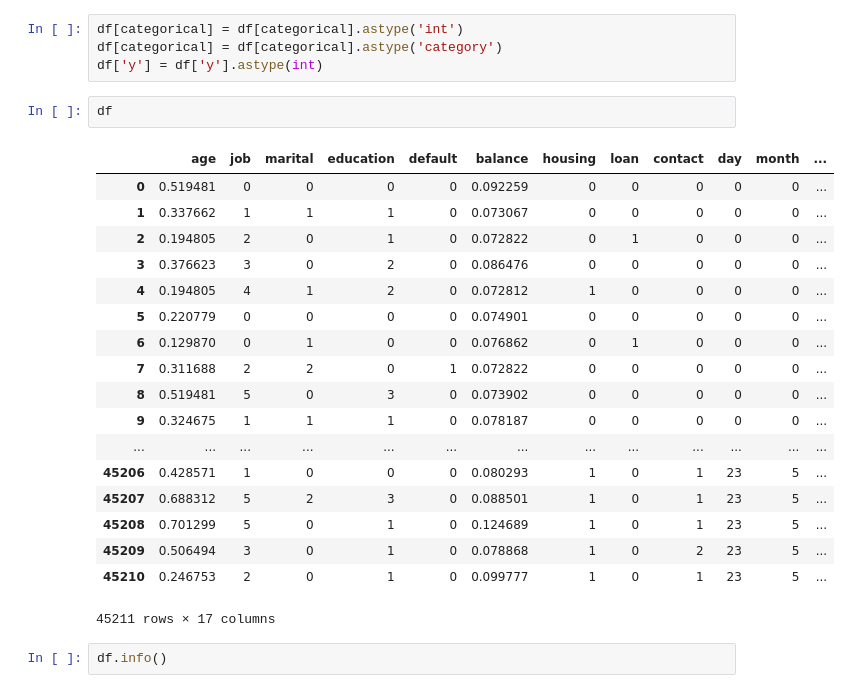
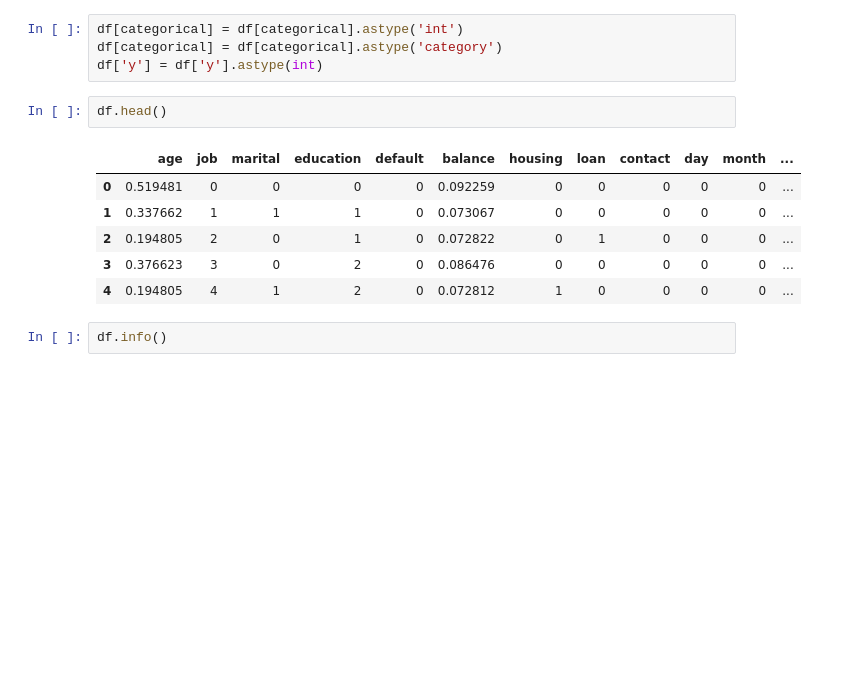
Before and after one commit to arun-Joseph/Bank-Marketing, a Jupyter notebook: Data Prepocessing.ipynb, the cells around one changed output. Saved outputs shown, nothing was run; the diff lists cells and outputs as text; blank space fills up the shorter version.

```diff
--- a/Data Prepocessing.ipynb
+++ b/Data Prepocessing.ipynb
@@ -32,26 +44,14 @@ df[categorical] = df[categorical].astype('int')
 df[categorical] = df[categorical].astype('category')
 df['y'] = df['y'].astype(int)
 # %%
-df
+df.head()
 # %% [output]
 |  | age | job | marital | education | default | balance | housing | loan | contact | day | month | ... |
 | 0 | 0.519481 | 0 | 0 | 0 | 0 | 0.092259 | 0 | 0 | 0 | 0 | 0 | ... |
 | 1 | 0.337662 | 1 | 1 | 1 | 0 | 0.073067 | 0 | 0 | 0 | 0 | 0 | ... |
 | 2 | 0.194805 | 2 | 0 | 1 | 0 | 0.072822 | 0 | 1 | 0 | 0 | 0 | ... |
 | 3 | 0.376623 | 3 | 0 | 2 | 0 | 0.086476 | 0 | 0 | 0 | 0 | 0 | ... |
 | 4 | 0.194805 | 4 | 1 | 2 | 0 | 0.072812 | 1 | 0 | 0 | 0 | 0 | ... |
-| 5 | 0.220779 | 0 | 0 | 0 | 0 | 0.074901 | 0 | 0 | 0 | 0 | 0 | ... |
-| 6 | 0.129870 | 0 | 1 | 0 | 0 | 0.076862 | 0 | 1 | 0 | 0 | 0 | ... |
-| 7 | 0.311688 | 2 | 2 | 0 | 1 | 0.072822 | 0 | 0 | 0 | 0 | 0 | ... |
-| 8 | 0.519481 | 5 | 0 | 3 | 0 | 0.073902 | 0 | 0 | 0 | 0 | 0 | ... |
-| 9 | 0.324675 | 1 | 1 | 1 | 0 | 0.078187 | 0 | 0 | 0 | 0 | 0 | ... |
-| ... | ... | ... | ... | ... | ... | ... | ... | ... | ... | ... | ... | ... |
-| 45206 | 0.428571 | 1 | 0 | 0 | 0 | 0.080293 | 1 | 0 | 1 | 23 | 5 | ... |
-| 45207 | 0.688312 | 5 | 2 | 3 | 0 | 0.088501 | 1 | 0 | 1 | 23 | 5 | ... |
-| 45208 | 0.701299 | 5 | 0 | 1 | 0 | 0.124689 | 1 | 0 | 1 | 23 | 5 | ... |
-| 45209 | 0.506494 | 3 | 0 | 1 | 0 | 0.078868 | 1 | 0 | 2 | 23 | 5 | ... |
-| 45210 | 0.246753 | 2 | 0 | 1 | 0 | 0.099777 | 1 | 0 | 1 | 23 | 5 | ... |
-45211 rows × 17 columns
 # %%
 df.info()
 # %% [output]
```
Also changed, not shown: parts of 2 cells of this notebook, 1 other file.
